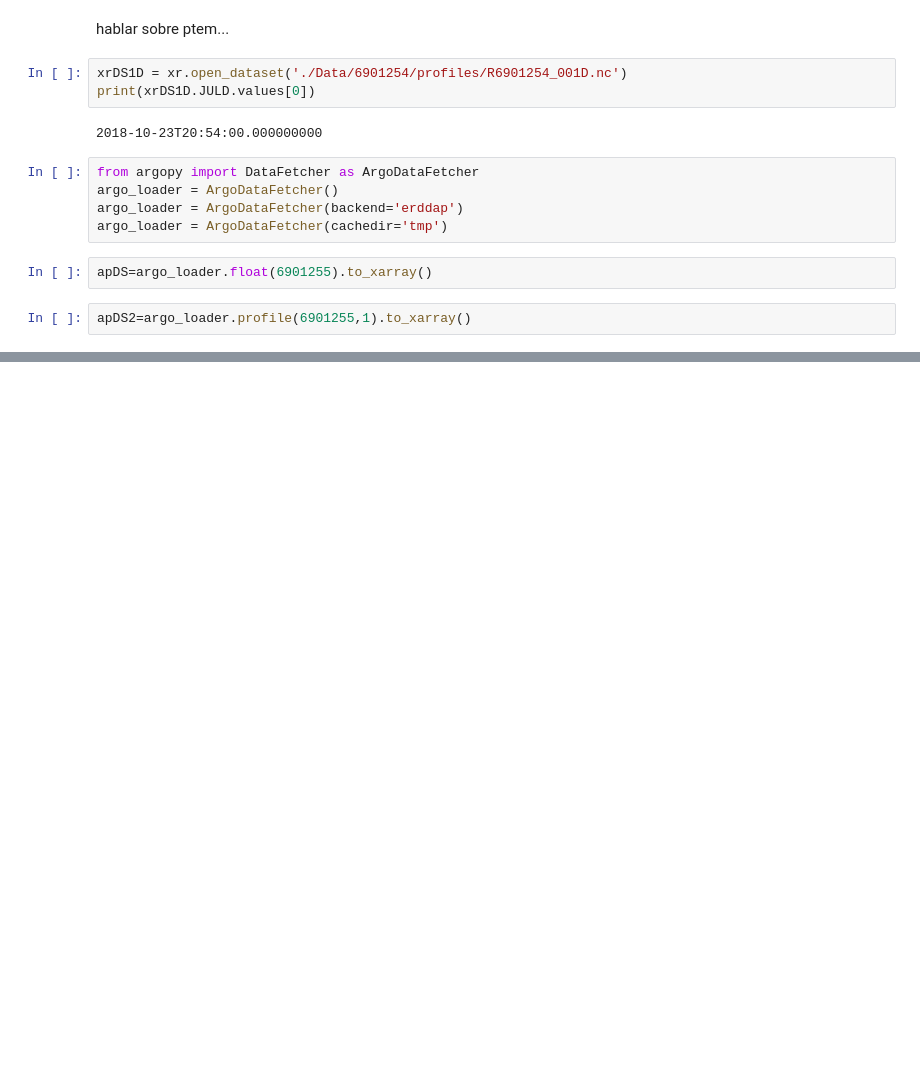
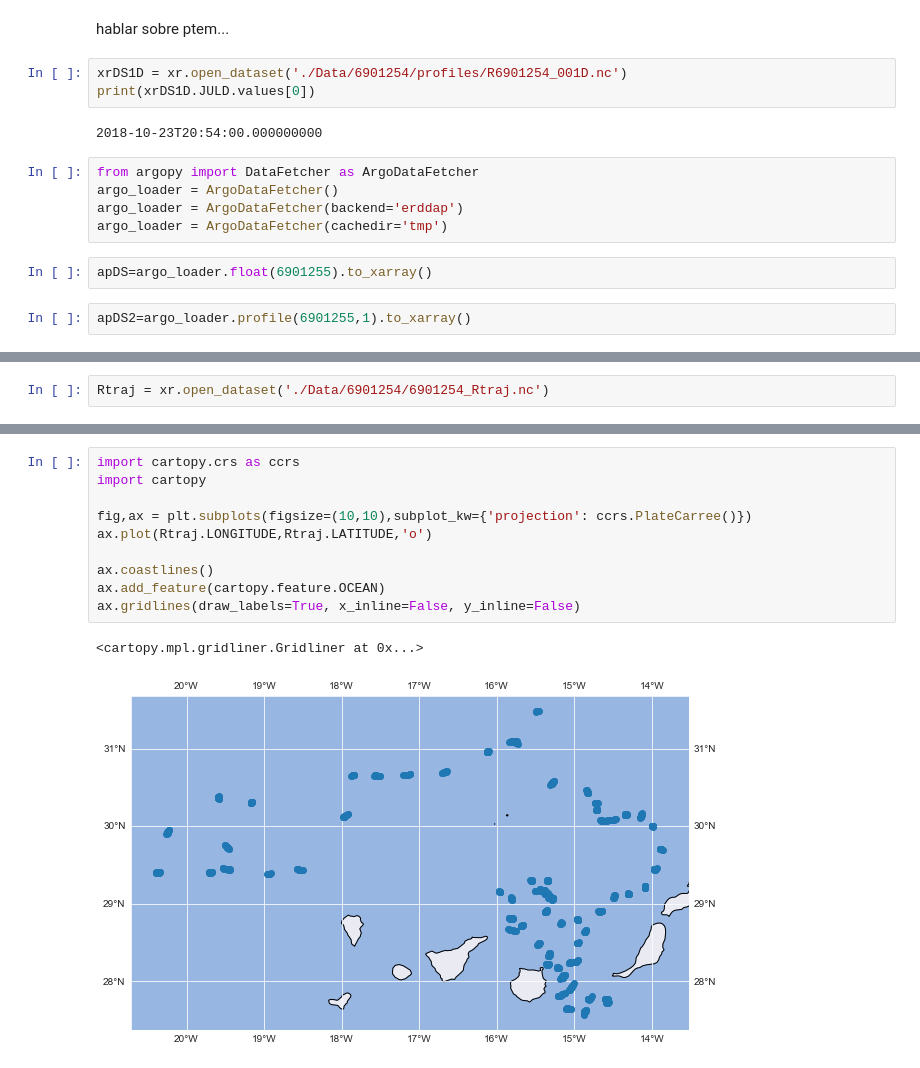
Before and after one commit to euroargodev/argoonlineschool, a Jupyter notebook: L03_ArgoDatabyFloat.ipynb, the cells around one changed output, grey strips where cells are left out. Drawn from its saved outputs; the diff is of its cells as text; blank space fills up the shorter version.

Commit message:
Added cartopy

```diff
--- a/L03_ArgoDatabyFloat.ipynb
+++ b/L03_ArgoDatabyFloat.ipynb
@@ -100,0 +145,2 @@ Data variables:
+# %%
+Rtraj = xr.open_dataset('./Data/6901254/6901254_Rtraj.nc')
@@ -100,0 +167,13 @@ Data variables:
+# %%
+import cartopy.crs as ccrs
+import cartopy
+
+fig,ax = plt.subplots(figsize=(10,10),subplot_kw={'projection': ccrs.PlateCarree()})
+ax.plot(Rtraj.LONGITUDE,Rtraj.LATITUDE,'o')
+
+ax.coastlines()
+ax.add_feature(cartopy.feature.OCEAN)
+ax.gridlines(draw_labels=True, x_inline=False, y_inline=False)
+# %% [output]
+<cartopy.mpl.gridliner.Gridliner at 0x...>
+[figure, added]
```
Also changed, not shown: parts of 15 cells of this notebook, 3 other files.
